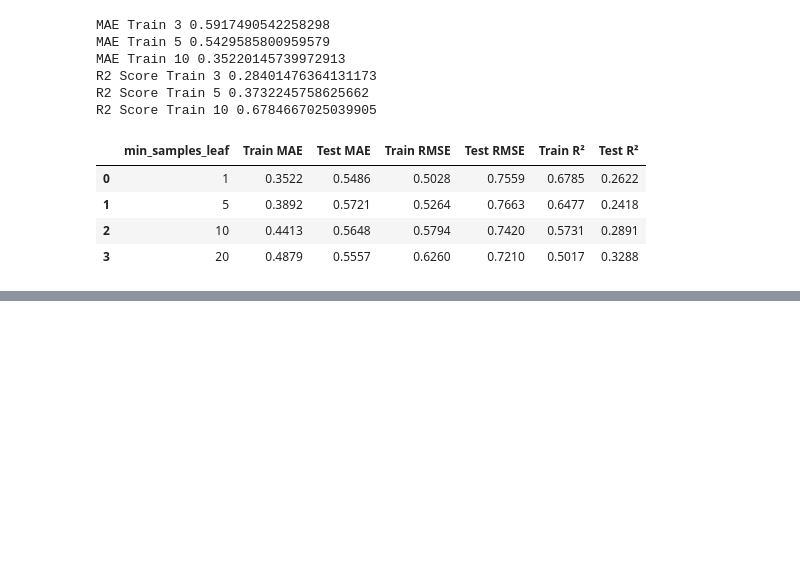
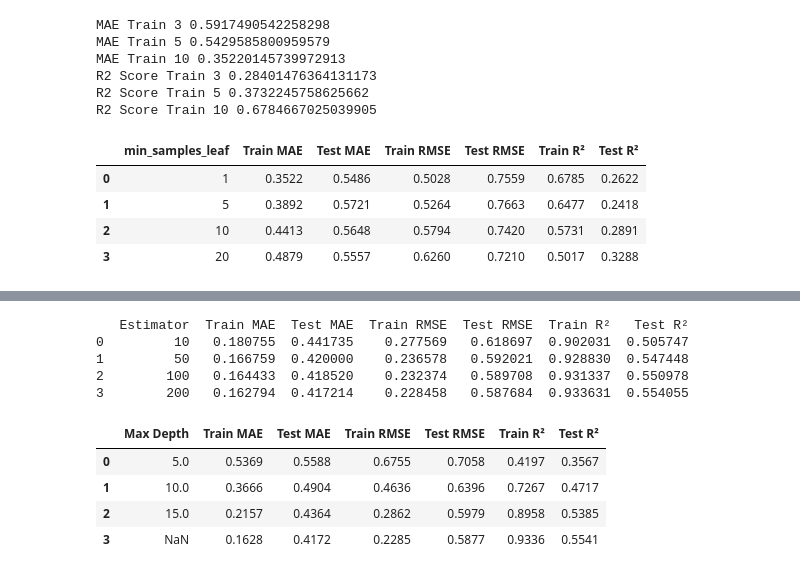
Before and after one commit to amanullah-ops/wine-quality-prediction, a Jupyter notebook: notebooks/01_data_inspection.ipynb, the cells around one changed output, grey strips where cells are left out. Saved outputs shown, nothing was run; the diff lists cells and outputs as text; code cells hidden in the pictures; blank space fills up the shorter version.

```diff
--- a/notebooks/01_data_inspection.ipynb
+++ b/notebooks/01_data_inspection.ipynb
@@ -414,0 +459,66 @@ display(results_df.round(4))
+# %%
+estimator_no = [10,50,100,200]
+
+est_results = []
+
+for estimator_number in estimator_no:
+    est_model = RandomForestRegressor(random_state=42, n_estimators=estimator_number)
+    est_model.fit(X_train, y_train)
+    est_pred = est_model.predict(X_test)
+    est_pred_train = est_model.predict(X_train)
+    est_results.append({
+        "Estimator": estimator_number,
+        "Train MAE": mean_absolute_error(y_train, est_pred_train),
+        "Test MAE": mean_absolute_error(y_test, est_pred),
+        "Train RMSE": np.sqrt(mean_squared_error(y_train, est_pred_train)),
+        "Test RMSE": np.sqrt(mean_squared_error(y_test, est_pred)),
+        "Train R²": r2_score(y_train, est_pred_train),
+        "Test R²": r2_score(y_test, est_pred)}
+
+    )
+
+results_df_est = pd.DataFrame(est_results)
+print(results_df_est)
+# %% [output]
+   Estimator  Train MAE  Test MAE  Train RMSE  Test RMSE  Train R²   Test R²
+0         10   0.180755  0.441735    0.277569   0.618697  0.902031  0.505747
+1         50   0.166759  0.420000    0.236578   0.592021  0.928830  0.547448
+2        100   0.164433  0.418520    0.232374   0.589708  0.931337  0.550978
+3        200   0.162794  0.417214    0.228458   0.587684  0.933631  0.554055
+# %%
+depth_values = [5, 10, 15, None]
+
+depth_results = []
+
+for depth in depth_values:
+
+    model = RandomForestRegressor(
+        n_estimators=200,
+        max_depth=depth,
+        random_state=42
+    )
+
+    model.fit(X_train, y_train)
+
+    train_pred = model.predict(X_train)
+    test_pred = model.predict(X_test)
+
+    depth_results.append({
+        "Max Depth": depth,
+        "Train MAE": mean_absolute_error(y_train, train_pred),
+        "Test MAE": mean_absolute_error(y_test, test_pred),
+        "Train RMSE": np.sqrt(mean_squared_error(y_train, train_pred)),
+        "Test RMSE": np.sqrt(mean_squared_error(y_test, test_pred)),
+        "Train R²": r2_score(y_train, train_pred),
+        "Test R²": r2_score(y_test, test_pred)
+    })
+
+depth_results_df = pd.DataFrame(depth_results)
+
+display(depth_results_df.round(4))
+# %% [output]
+|  | Max Depth | Train MAE | Test MAE | Train RMSE | Test RMSE | Train R² | Test R² |
+| 0 | 5.0 | 0.5369 | 0.5588 | 0.6755 | 0.7058 | 0.4197 | 0.3567 |
+| 1 | 10.0 | 0.3666 | 0.4904 | 0.4636 | 0.6396 | 0.7267 | 0.4717 |
+| 2 | 15.0 | 0.2157 | 0.4364 | 0.2862 | 0.5979 | 0.8958 | 0.5385 |
+| 3 | NaN | 0.1628 | 0.4172 | 0.2285 | 0.5877 | 0.9336 | 0.5541 |
```
Also changed, not shown: parts of 15 cells of this notebook.
